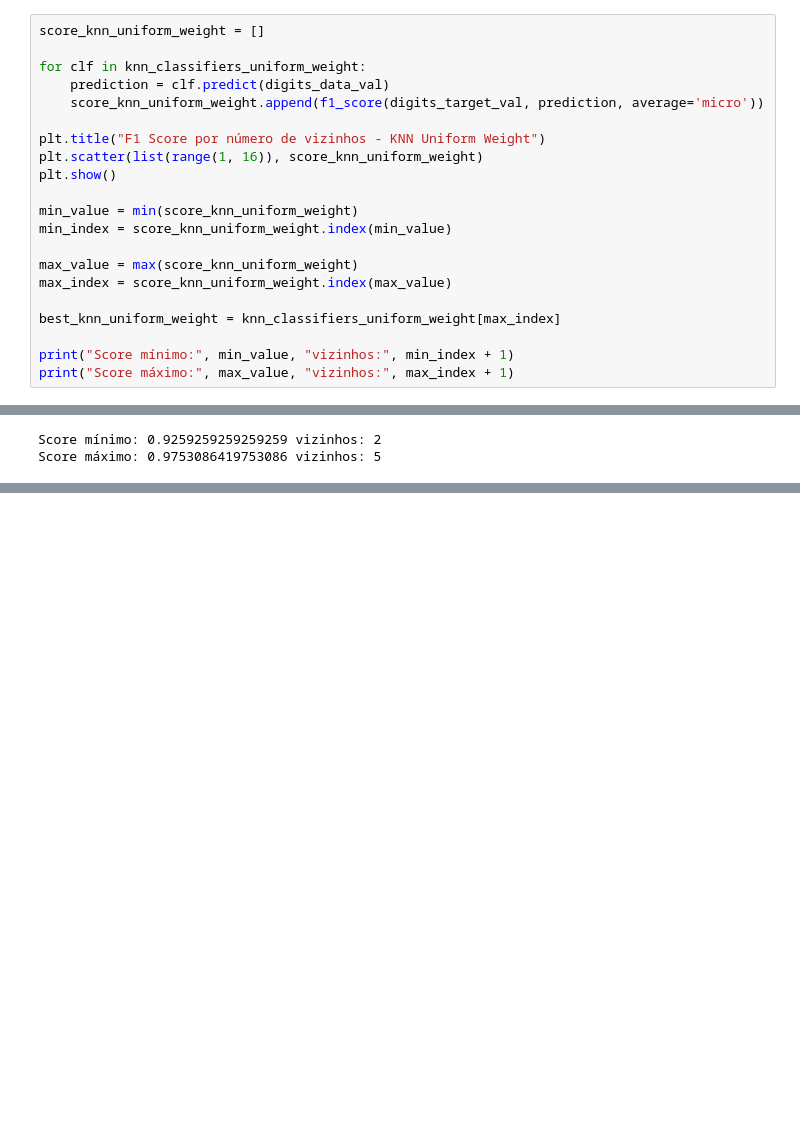
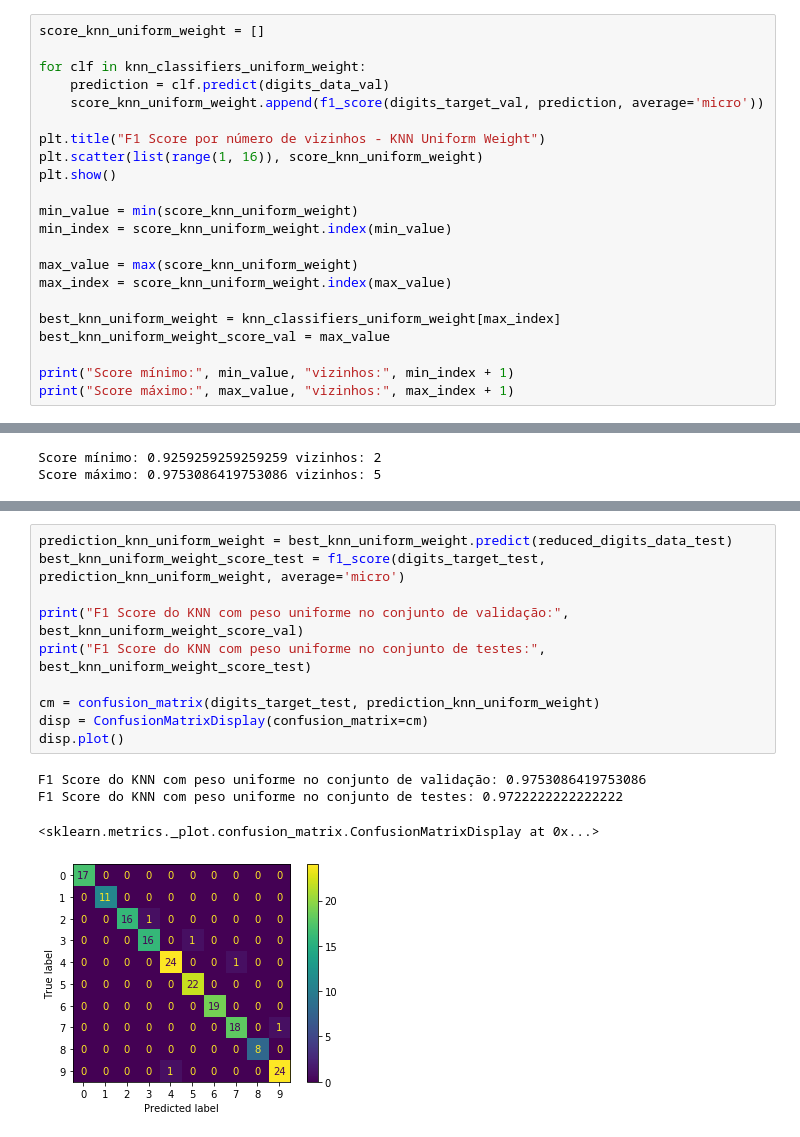
Before and after one commit to natanbcpc/supervised-learning, a Jupyter notebook: Parte 2.ipynb, the cells around one changed output, grey strips where cells are left out. Cells and saved outputs as stored; diff of their text form; blank space fills up the shorter version.

```diff
--- a/Parte 2.ipynb
+++ b/Parte 2.ipynb
@@ -164,6 +166,7 @@ max_value = max(score_knn_uniform_weight)
 max_index = score_knn_uniform_weight.index(max_value)
 
 best_knn_uniform_weight = knn_classifiers_uniform_weight[max_index]
+best_knn_uniform_weight_score_val = max_value
 
 print("Score mínimo:", min_value, "vizinhos:", min_index + 1)
 print("Score máximo:", max_value, "vizinhos:", max_index + 1)
@@ -198,0 +222,15 @@ Score máximo: 0.9691358024691359 vizinhos: 5
+# %%
+prediction_knn_uniform_weight = best_knn_uniform_weight.predict(reduced_digits_data_test)
+best_knn_uniform_weight_score_test = f1_score(digits_target_test, prediction_knn_uniform_weight, average='micro')
+
+print("F1 Score do KNN com peso uniforme no conjunto de validação:", best_knn_uniform_weight_score_val)
+print("F1 Score do KNN com peso uniforme no conjunto de testes:", best_knn_uniform_weight_score_test)
+
+cm = confusion_matrix(digits_target_test, prediction_knn_uniform_weight)
+disp = ConfusionMatrixDisplay(confusion_matrix=cm)
+disp.plot()
+# %% [output]
+F1 Score do KNN com peso uniforme no conjunto de validação: 0.9753086419753086
+F1 Score do KNN com peso uniforme no conjunto de testes: 0.9722222222222222
+<sklearn.metrics._plot.confusion_matrix.ConfusionMatrixDisplay at 0x...>
+[figure, added]
```
Also changed, not shown: parts of 11 cells of this notebook.
